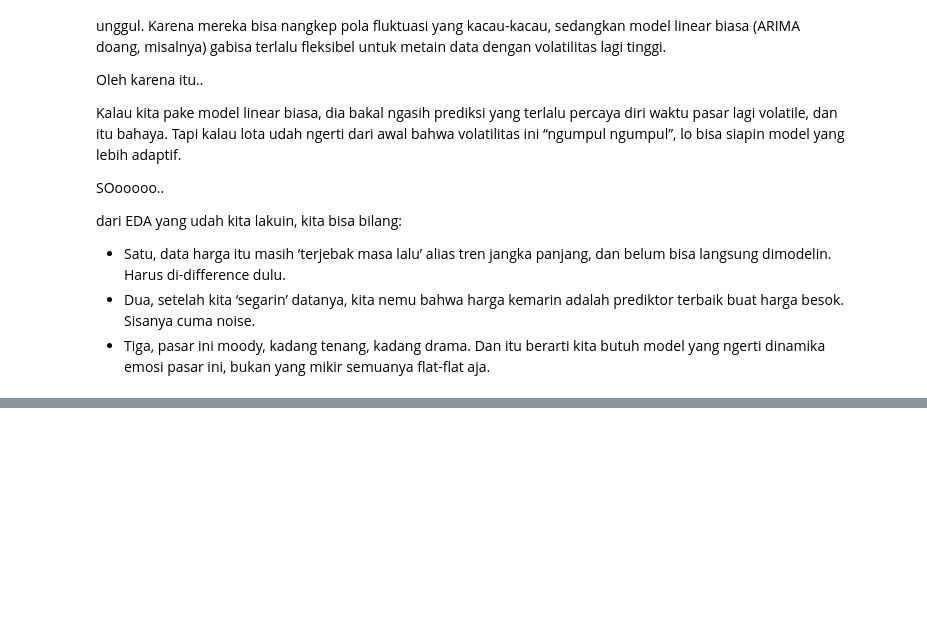
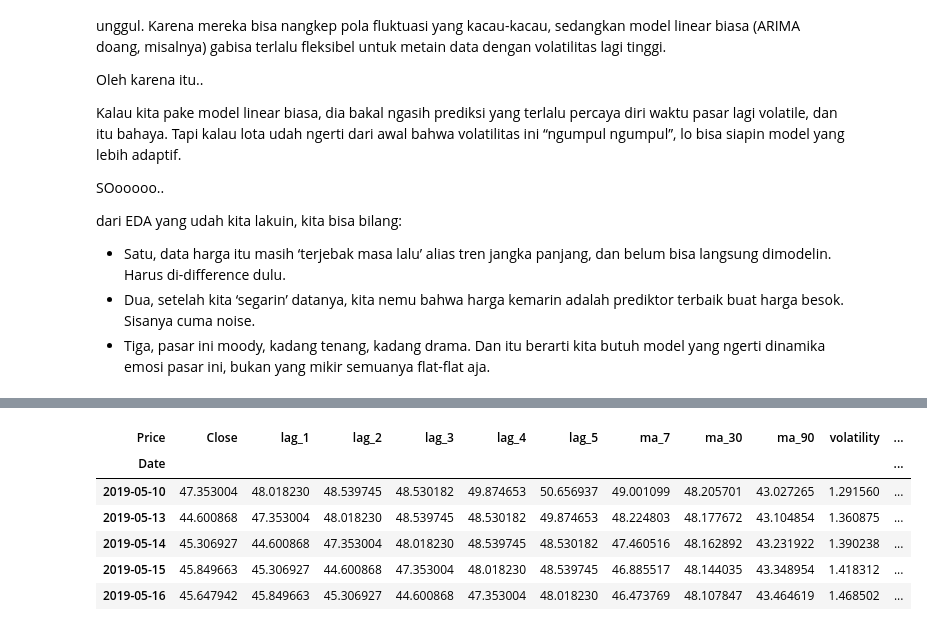
Before and after one commit to Ryanakml/Stock-Price-Predictor, a Jupyter notebook: stock_predictor.ipynb, the cells around one changed output, grey strips where cells are left out. Saved outputs shown, nothing was run; the diff lists cells and outputs as text; code cells hidden in the pictures; blank space fills up the shorter version.

```diff
--- a/stock_predictor.ipynb
+++ b/stock_predictor.ipynb
@@ -450,0 +554,6 @@ dari EDA yang udah kita lakuin, kita bisa bilang:
+# %%
+# Ambil kolom 'Close' aja, pakai [[]] supaya tetap jadi DataFrame (bentuk tabel 2D, bukan Series 1D).
+# .copy() supaya perubahan di df nggak ngubah data aslinya.
+df = data[['Close']].copy()
+
+df.head()
@@ -450,0 +568,8 @@ dari EDA yang udah kita lakuin, kita bisa bilang:
+# %%
+# Fitur Lag – nyimpan info harga dari beberapa hari sebelumnya.
+# shift(i) artinya geser harga ke bawah sebanyak i baris (i hari lalu).
+for i in range(1, 6):  # 1 sampai 5 hari ke belakang
+    df[f'lag_{i}'] = df['Close'].shift(i)
+    # Contoh: [100, 102, 105, 103, 108] → shift(1) → [NaN, 100, 102, 105, 103]
+
+df.head()
@@ -450,0 +600,7 @@ dari EDA yang udah kita lakuin, kita bisa bilang:
+# %%
+# Moving Average – buat nangkep tren harga dalam jangka pendek sampai panjang.
+# .rolling(window=n) artinya ambil n hari ke belakang dari posisi sekarang, lalu hitung nilai tertentu (mean/std).
+df['ma_7'] = df['Close'].rolling(window=7).mean()     # MA 7 hari – tangkep tren jangka pendek
+df['ma_30'] = df['Close'].rolling(window=30).mean()   # MA 30 hari – tren menengah
+df['ma_90'] = df['Close'].rolling(window=90).mean()   # MA 90 hari – tren panjang
+df.tail()
@@ -450,0 +626,5 @@ dari EDA yang udah kita lakuin, kita bisa bilang:
+# %%
+# Volatility (rolling standard deviation) – seberapa besar harga berfluktuasi dalam 30 hari terakhir.
+# Kalau harga banyak menyimpang dari rata-rata, std bakal besar → berarti volatile.
+df['volatility'] = df['Close'].rolling(window=30).std()
+df.tail()
@@ -450,0 +655,21 @@ dari EDA yang udah kita lakuin, kita bisa bilang:
+# %%
+# Momentum Oscillator – indikator arah dan kekuatan tren.
+# Bandingkan MA pendek (ma_7) dengan MA panjang (ma_30):
+# - Kalau hasil positif → harga lagi naik
+# - Kalau negatif → harga cenderung turun
+# - Kalau 0 → harga stagnan (ma_7 = ma_30)
+df['momentum_oscillator'] = (df['ma_7'] / df['ma_30']) - 1
+
+# Hapus baris awal yang punya NaN karena rolling & lag butuh cukup banyak data dulu.
+df.dropna(inplace=True)
+
+# Tampilkan hasil akhir dengan semua fitur
+df.head()
+# %% [output]
+| Price | Close | lag_1 | lag_2 | lag_3 | lag_4 | lag_5 | ma_7 | ma_30 | ma_90 | volatility | ... |
+| Date |  |  |  |  |  |  |  |  |  |  | ... |
+| 2019-05-10 | 47.353004 | 48.018230 | 48.539745 | 48.530182 | 49.874653 | 50.656937 | 49.001099 | 48.205701 | 43.027265 | 1.291560 | ... |
+| 2019-05-13 | 44.600868 | 47.353004 | 48.018230 | 48.539745 | 48.530182 | 49.874653 | 48.224803 | 48.177672 | 43.104854 | 1.360875 | ... |
+| 2019-05-14 | 45.306927 | 44.600868 | 47.353004 | 48.018230 | 48.539745 | 48.530182 | 47.460516 | 48.162892 | 43.231922 | 1.390238 | ... |
+| 2019-05-15 | 45.849663 | 45.306927 | 44.600868 | 47.353004 | 48.018230 | 48.539745 | 46.885517 | 48.144035 | 43.348954 | 1.418312 | ... |
+| 2019-05-16 | 45.647942 | 45.849663 | 45.306927 | 44.600868 | 47.353004 | 48.018230 | 46.473769 | 48.107847 | 43.464619 | 1.468502 | ... |
```
Also changed, not shown: parts of 12 cells of this notebook.
